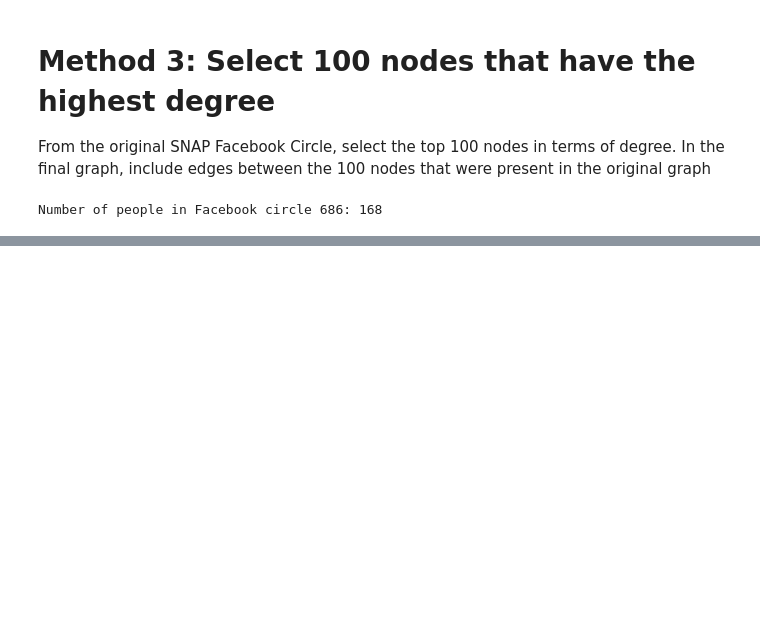
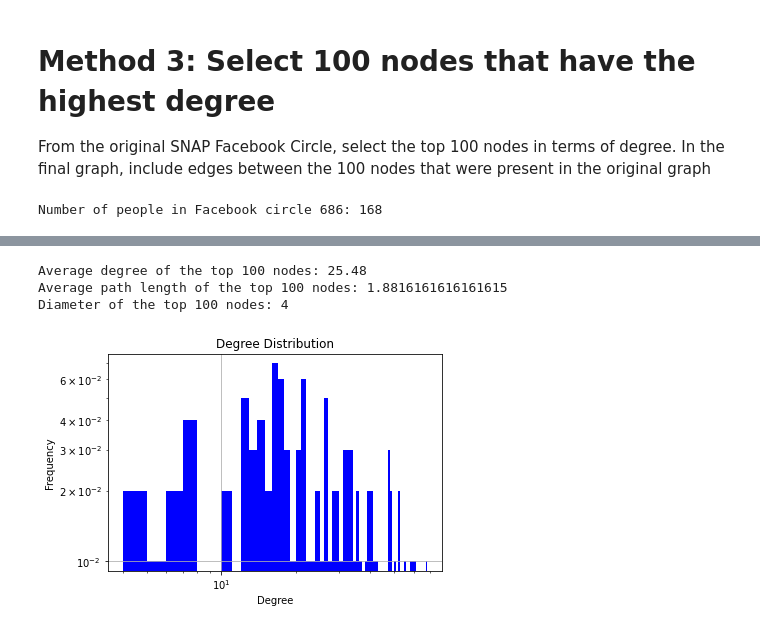
Before and after one commit to malvikavaidya/federated_gnns_project, a Jupyter notebook: client_network.ipynb, the cells around one changed output, grey strips where cells are left out. Drawn from its saved outputs; the diff is of its cells as text; code cells hidden in the pictures; blank space fills up the shorter version.

Commit message:
add metrics

```diff
--- a/client_network.ipynb
+++ b/client_network.ipynb
@@ -128,0 +130,30 @@ plt.show()
+# %%
+# client graph metrics
+average_degree = (2 * new_G.number_of_edges()) / new_G.number_of_nodes()
+print("Average degree of the top 100 nodes:", average_degree)
+
+avg_path_length = nx.average_shortest_path_length(new_G)
+print("Average path length of the top 100 nodes:", avg_path_length)
+
+path_lengths = nx.all_pairs_shortest_path_length(new_G)
+max_path_length = max(max(lengths.values()) for _, lengths in path_lengths)
+print("Diameter of the top 100 nodes:", max_path_length)
+# %% [output]
+Average degree of the top 100 nodes: 25.48
+Average path length of the top 100 nodes: 1.8816161616161615
+Diameter of the top 100 nodes: 4
+# %%
+
+degree_dict_new_G = {node: new_G.degree(node) for node in new_G.nodes()}
+degrees = list(degree_dict_new_G.values())
+plt.hist(degrees, bins=range(min(degrees), max(degrees) + 1), density=True, log=True, color='b')
+
+plt.title('Degree Distribution')
+plt.xlabel('Degree')
+plt.ylabel('Frequency')
+plt.xscale('log')
+plt.yscale('log')
+plt.grid(True)
+plt.show()
+# %% [output]
+[figure, added]
```
Also changed, not shown: parts of 2 cells of this notebook.
